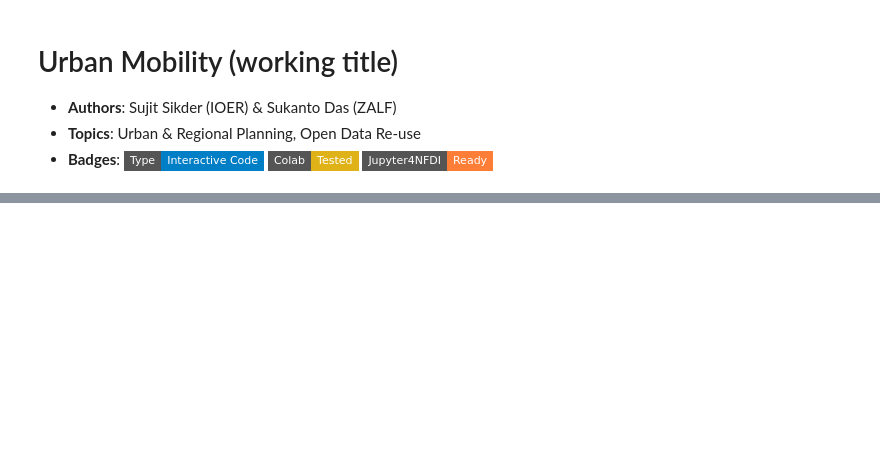
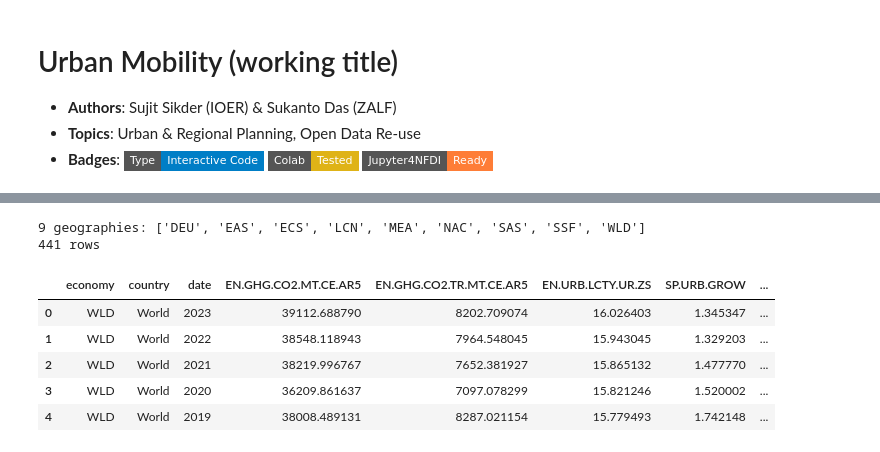
Before and after one commit to ioer-dresden/ioer-conference-2026-haclathon, a Jupyter notebook: notebooks/206_netzero_urban_mobility_insight.ipynb, the cells around one changed output, grey strips where cells are left out. Drawn from its saved outputs; the diff is of its cells as text; code cells hidden in the pictures; badges without logos; blank space fills up the shorter version.

```diff
--- a/notebooks/206_netzero_urban_mobility_insight.ipynb
+++ b/notebooks/206_netzero_urban_mobility_insight.ipynb
@@ -32,0 +135,30 @@ This chapter in progress
+# %%
+# wbgapi has no "regions_only", so we take the seven WDI regional aggregates -
+# the entries with a numeric id - and add Germany and the world.
+regions = [r["code"] for r in wb.region.list() if r["id"]]
+economies = ["DEU"] + regions + ["WLD"]
+print(len(economies), "geographies:", economies)
+
+raw = wb.data.DataFrame(study_indicators, economies,
+                        time=range(start_year, end_year + 1),
+                        labels=True, columns="series")
+
+panel = (raw.reset_index()
+             .rename(columns={"Country": "country", "Time": "date"})
+             .drop(columns=["time"]))
+panel["date"] = panel["date"].astype(int)
+panel["co2_transport_share"] = (
+    100 * panel["EN.GHG.CO2.TR.MT.CE.AR5"] / panel["EN.GHG.CO2.MT.CE.AR5"]
+)
+
+print(len(panel), "rows")
+panel.head()
+# %% [output]
+9 geographies: ['DEU', 'EAS', 'ECS', 'LCN', 'MEA', 'NAC', 'SAS', 'SSF', 'WLD']
+441 rows
+|  | economy | country | date | EN.GHG.CO2.MT.CE.AR5 | EN.GHG.CO2.TR.MT.CE.AR5 | EN.URB.LCTY.UR.ZS | SP.URB.GROW | ... |
+| 0 | WLD | World | 2023 | 39112.688790 | 8202.709074 | 16.026403 | 1.345347 | ... |
+| 1 | WLD | World | 2022 | 38548.118943 | 7964.548045 | 15.943045 | 1.329203 | ... |
+| 2 | WLD | World | 2021 | 38219.996767 | 7652.381927 | 15.865132 | 1.477770 | ... |
+| 3 | WLD | World | 2020 | 36209.861637 | 7097.078299 | 15.821246 | 1.520002 | ... |
+| 4 | WLD | World | 2019 | 38008.489131 | 8287.021154 | 15.779493 | 1.742148 | ... |
```
Also changed, not shown: parts of 44 cells of this notebook.
